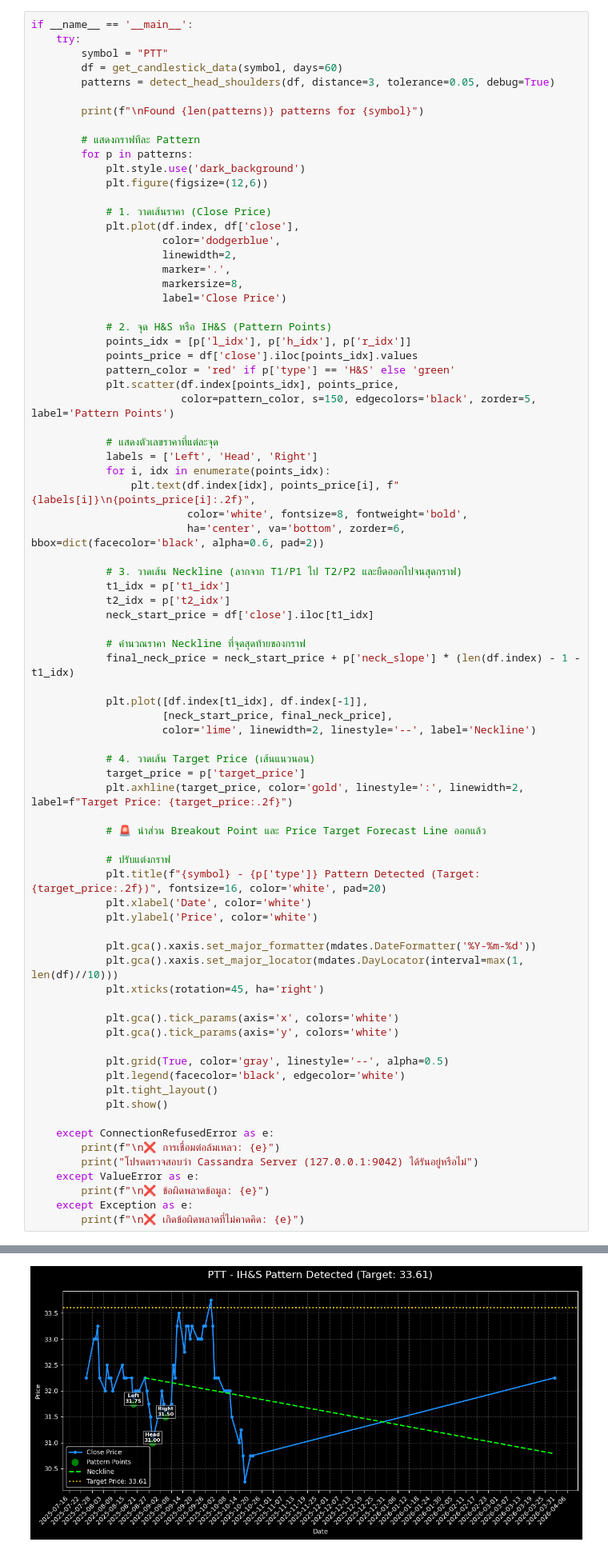
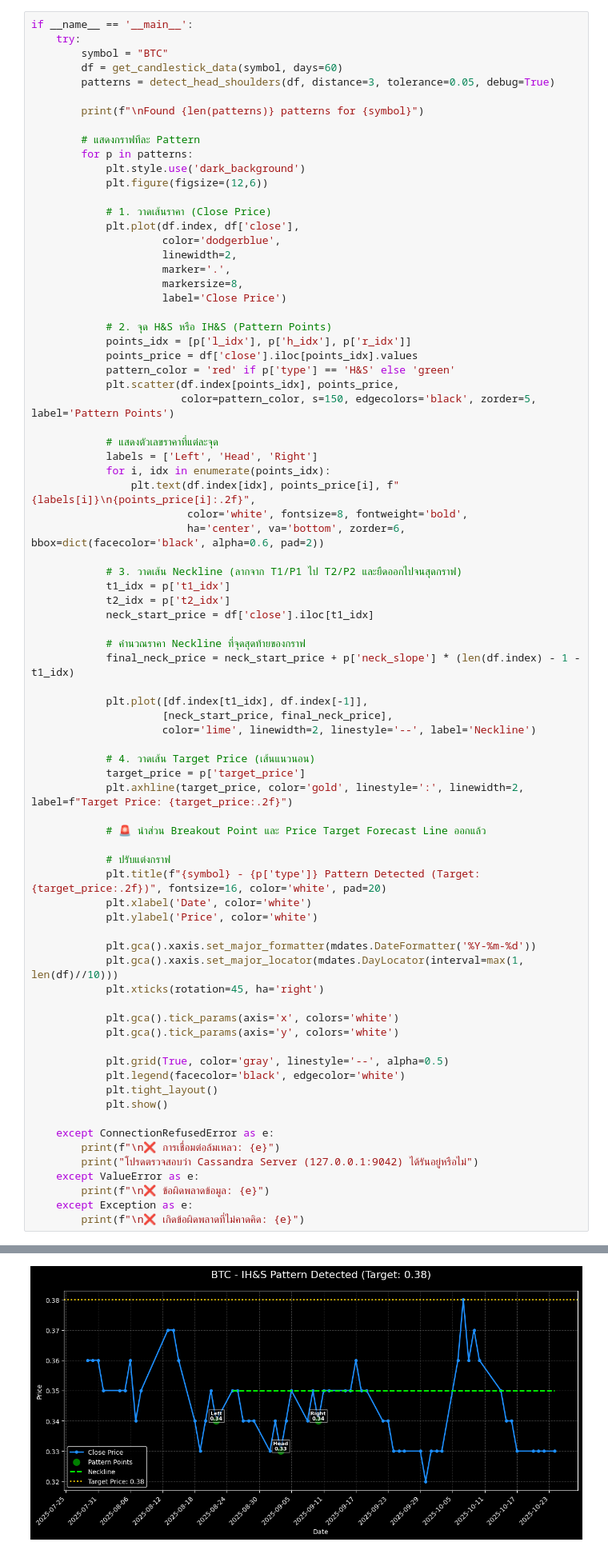
Before and after one commit to hilmanyusoh/Stock-market-chart-pattern-recognition-using-deep-learning, a Jupyter notebook: H&D_model/H&D_detect.ipynb, the cells around one changed output, grey strips where cells are left out. Shown: that part at 80% size. Saved outputs shown, nothing was run; the diff lists cells and outputs as text.

```diff
--- a/H&D_model/H&D_detect.ipynb
+++ b/H&D_model/H&D_detect.ipynb
@@ -160,7 +160,7 @@ def detect_head_shoulders(df, distance=5, tolerance=0.03, debug=False):
 # %%
 if __name__ == '__main__':
     try:
-        symbol = "PTT"
+        symbol = "BTC"
         df = get_candlestick_data(symbol, days=60)
         patterns = detect_head_shoulders(df, distance=3, tolerance=0.05, debug=True)
 
@@ -244 +244 @@ Found 2 patterns for PTT
-[figure, old version]
+[figure, new version]
```
Also changed, not shown: parts of 1 cell of this notebook, 4 other files.
